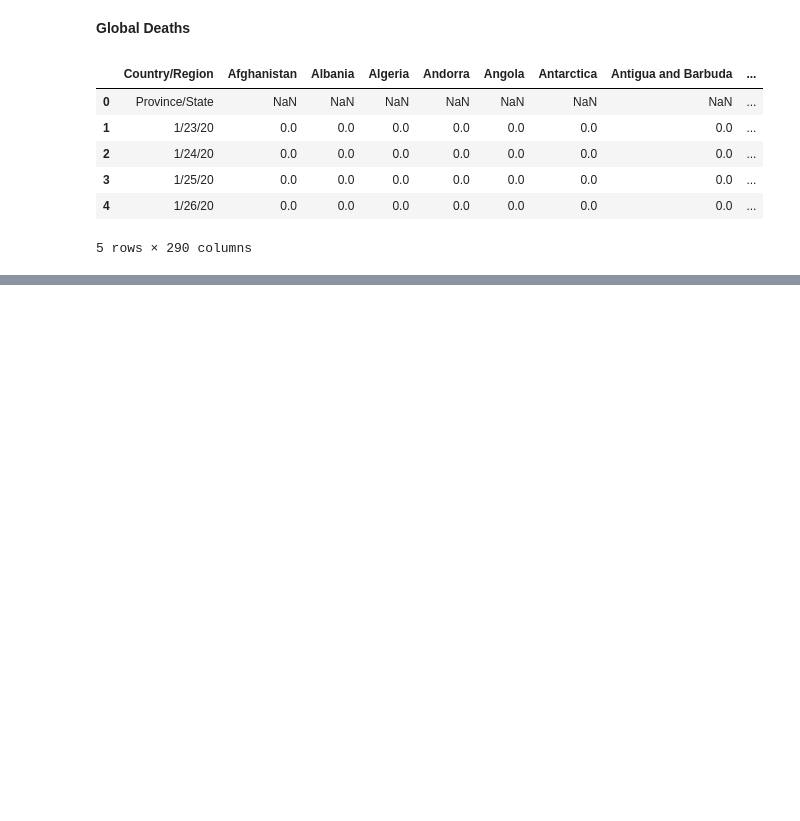
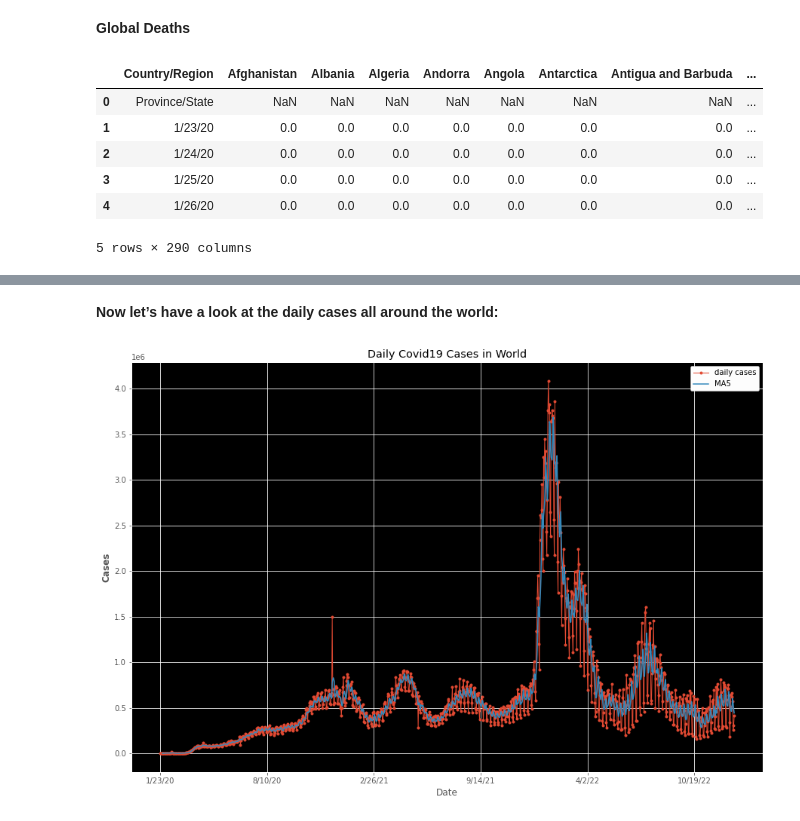
Before and after one commit to SamuelWanjiru/Covid-19_Global_Analysis_and_prediction, a Jupyter notebook: Covid_19_Global_Analysis_and_prediction.ipynb, the cells around one changed output, grey strips where cells are left out. Saved outputs shown, nothing was run; the diff lists cells and outputs as text; code cells hidden in the pictures; blank space fills up the shorter version.

```diff
--- a/Covid_19_Global_Analysis_and_prediction.ipynb
+++ b/Covid_19_Global_Analysis_and_prediction.ipynb
@@ -47,6 +53,7 @@ plt.style.use("ggplot")
 # %%
 Global_Cases = pd.read_csv(r'/content/gdrive/My Drive/KAGGLE PROJECTS/Covid-19 Cases Analysis and Prediction/Data/CONVENIENT_global_confirmed_cases.csv')
 Global_Deaths = pd.read_csv(r'/content/gdrive/My Drive/KAGGLE PROJECTS/Covid-19 Cases Analysis and Prediction/Data/CONVENIENT_global_deaths.csv')
+continent = pd.read_csv(r'/content/gdrive/My Drive/KAGGLE PROJECTS/Covid-19 Cases Analysis and Prediction/Data/continents2.csv')
 # %% [markdown]
 ### **Understanding the data**
 # %% [markdown]
@@ -75,0 +249,27 @@ Global_Deaths.head()
+# %% [markdown]
+**Now let’s have a look at the daily cases all around the world:**
+# %%
+count = []
+for i in range(1,len(Global_Cases)):
+    count.append(sum(pd.to_numeric(Global_Cases.iloc[i,1:].values)))
+
+df = pd.DataFrame()
+df["Date"] = Global_Cases["Country/Region"][1:]
+df["Cases"] = count
+df=df.set_index("Date")
+
+count = []
+for i in range(1,len(Global_Deaths)):
+    count.append(sum(pd.to_numeric(Global_Deaths.iloc[i,1:].values)))
+
+df["Deaths"] = count
+
+df.Cases.plot(title="Daily Covid19 Cases in World",marker=".",figsize=(15,10),label="daily cases",linewidth=1)
+df.Cases.rolling(window=5).mean().plot(figsize=(15,10),label="MA5")
+plt.ylabel("Cases",fontweight='bold')
+ax = plt.axes()
+ax.set_facecolor("black")
+plt.legend(facecolor='white', framealpha=2)
+plt.show();
+# %% [output]
+[figure, added]
```
Also changed, not shown: parts of 44 cells of this notebook.
